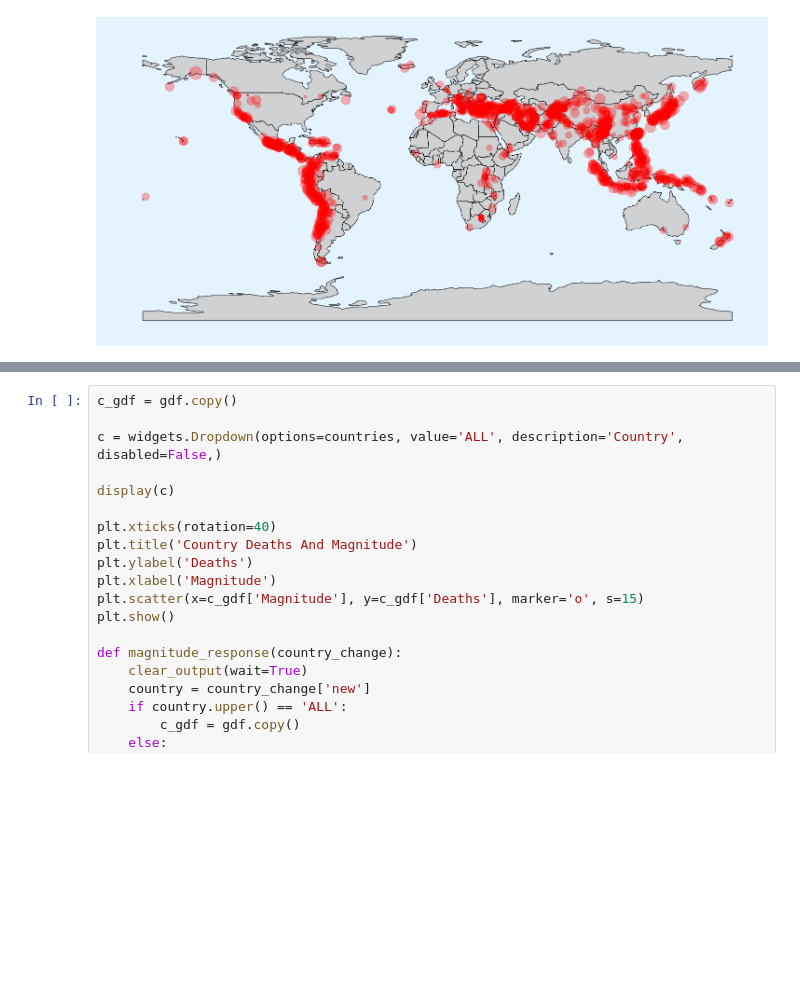
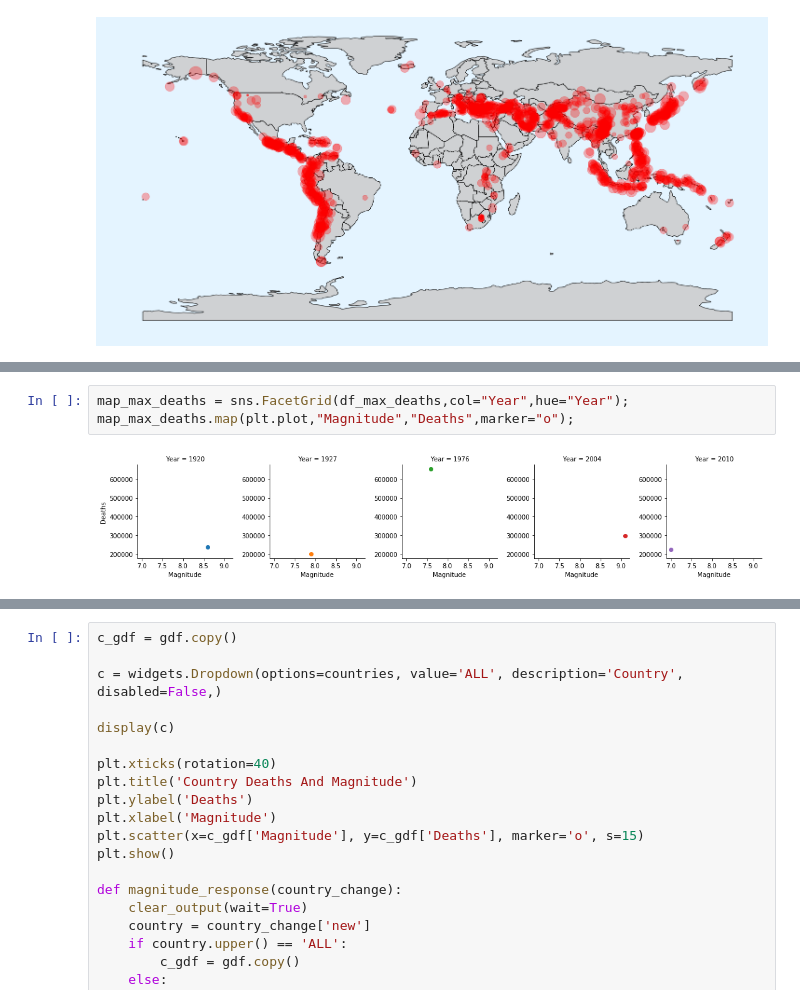
Before and after one commit to DataScienceBS/data-question-3-tornado-bombers, a Jupyter notebook: final.ipynb, the cells around one changed output, grey strips where cells are left out. Cells and saved outputs as stored; diff of their text form; blank space fills up the shorter version.

```diff
--- a/final.ipynb
+++ b/final.ipynb
@@ -232,0 +245,5 @@ If you're reading this message in another frontend (for example, a static render
+# %%
+map_max_deaths = sns.FacetGrid(df_max_deaths,col="Year",hue="Year");
+map_max_deaths.map(plt.plot,"Magnitude","Deaths",marker="o");
+# %% [output]
+[figure, added]
```
Also changed, not shown: parts of 11 cells of this notebook, 1 other file.
